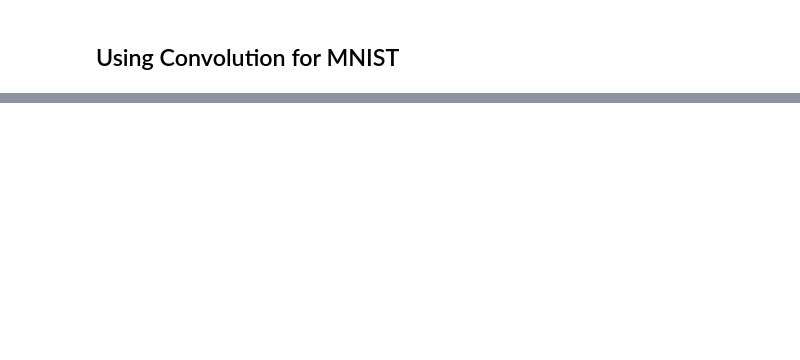
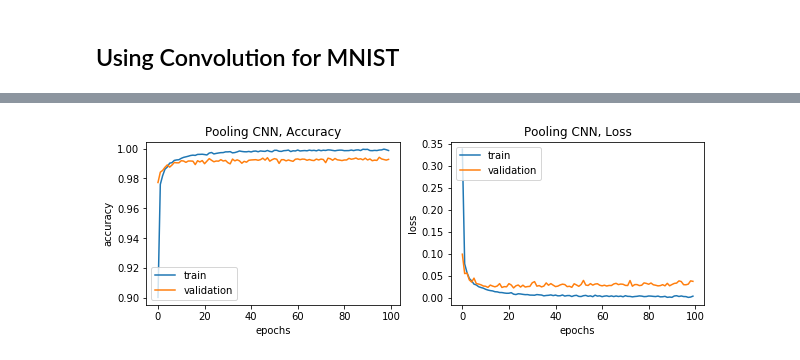
Before and after one commit to rahiakela/deep-learning--from-basics-to-practice, a Jupyter notebook: convolution_networks.ipynb, the cells around one changed output, grey strips where cells are left out. Cells and saved outputs as stored; diff of their text form; code cells hidden in the pictures; blank space fills up the shorter version.

```diff
--- a/convolution_networks.ipynb
+++ b/convolution_networks.ipynb
@@ -278,0 +438,22 @@ one image.
+# %%
+def make_pooling_cnn_model():
+  model = Sequential()
+  model.add(Conv2D(30, (5, 5), activation='relu', padding='same', kernel_constraint=max_norm(3), input_shape=(image_height, image_width, 1)))
+  model.add(Dropout(0.2))
+  model.add(MaxPooling2D(pool_size=(2, 2), padding='same'))
+
+  model.add(Conv2D(16, (3, 3), activation='relu', padding='same', kernel_constraint=max_norm(3)))
+  model.add(Dropout(0.2))
+  model.add(MaxPooling2D(pool_size=(2, 2), padding='same'))
+
+  model.add(Flatten())
+  model.add(Dense(128, activation='relu'))
+  model.add(Dense(64, activation='relu'))
+  model.add(Dense(number_of_classes, activation='softmax'))
+
+  model.compile(loss='categorical_crossentropy', optimizer='adam', metrics=['accuracy'])
+
+  return model
+# %%
+pooling_cnn_model = make_pooling_cnn_model()
+pooling_cnn_history = pooling_cnn_model.fit(X_train, y_train, validation_data=(X_test, y_test), epochs=100, batch_size=256)
@@ -278,0 +478,4 @@ one image.
+# %%
+plot_accuracy_and_loss(pooling_cnn_history, 'Pooling CNN')
+# %% [output]
+[figure, added]
```
Also changed, not shown: parts of 22 cells of this notebook.
